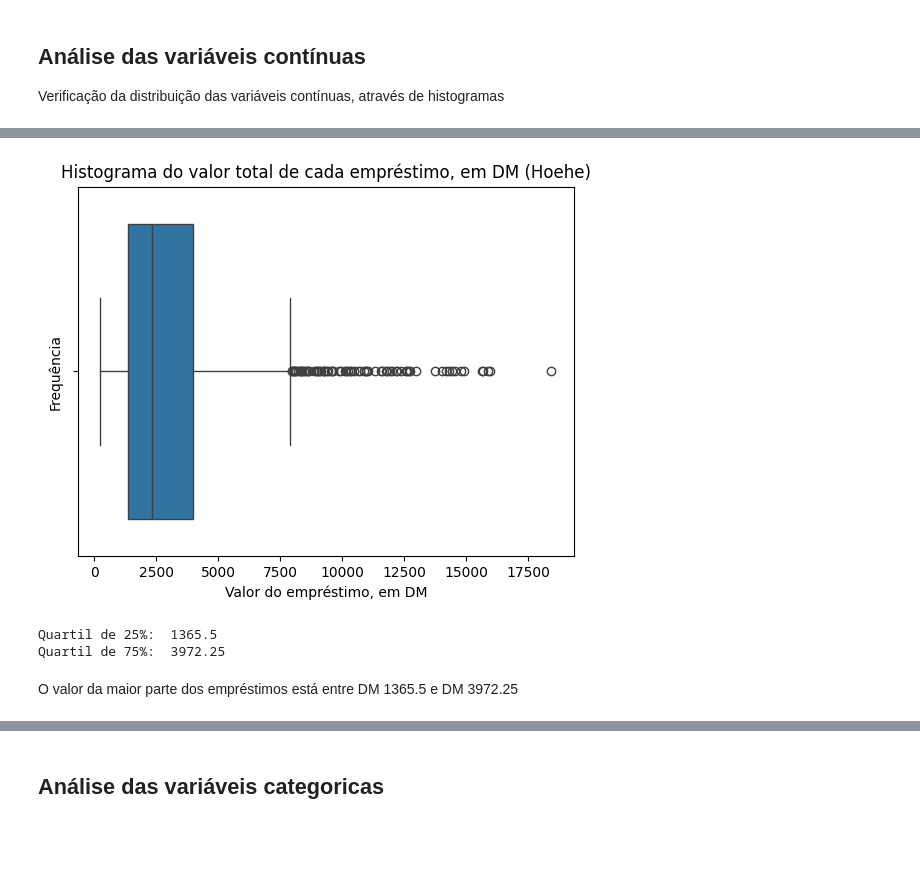
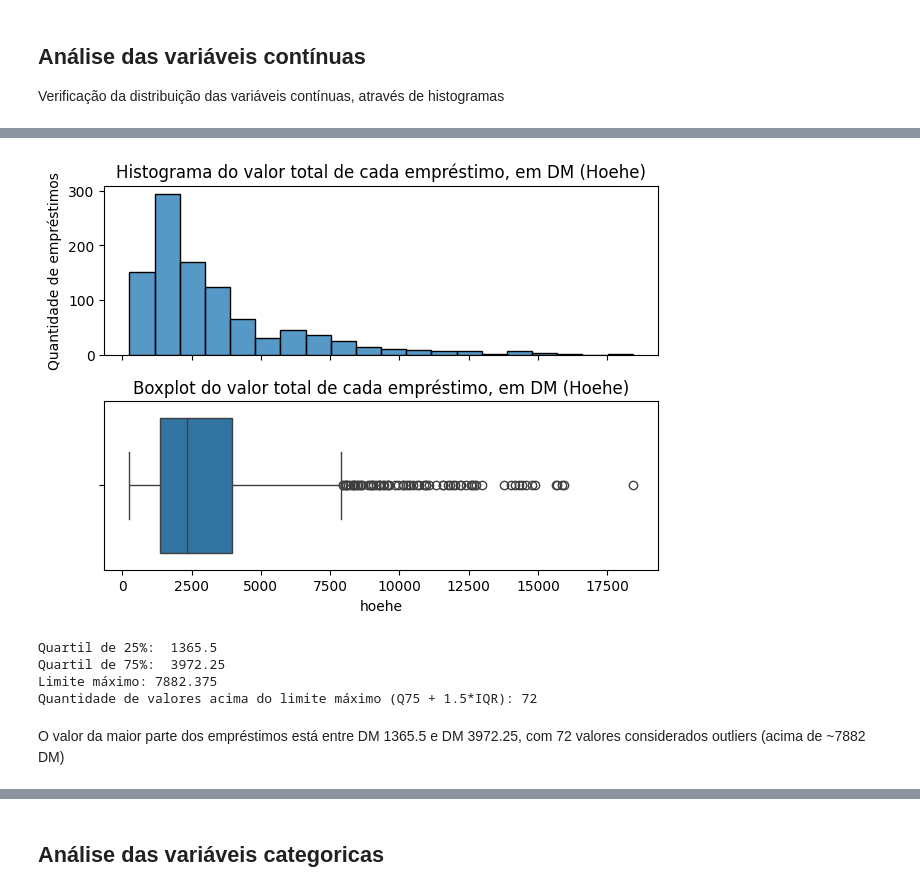
Before and after one commit to rbeni/south-german-credit, a Jupyter notebook: eda.ipynb, the cells around one changed output, grey strips where cells are left out. Drawn from its saved outputs; the diff is of its cells as text; code cells hidden in the pictures; blank space fills up the shorter version.

```diff
--- a/eda.ipynb
+++ b/eda.ipynb
@@ -193,17 +159,31 @@ plt.show()
-# %%
-sns.boxplot(x=df['hoehe'])
-
-plt.title('Histograma do valor total de cada empréstimo, em DM (Hoehe)')
-plt.xlabel('Valor do empréstimo, em DM')
-plt.ylabel('Frequência')
-
-plt.show()
-
-print('Quartil de 25%: ', df['hoehe'].quantile(0.25))
-print('Quartil de 75%: ', df['hoehe'].quantile(0.75))
-# %% [output]
-[figure, removed]
-Quartil de 25%:  1365.5
-Quartil de 75%:  3972.25
+# %%
+fig, axs = plt.subplots(2, 1, sharex=True, tight_layout=True)
+
+sns.histplot(df['hoehe'], kde=False, bins=20, ax=axs[0])
+sns.boxplot(x=df['hoehe'], ax=axs[1])
+
+axs[0].set_title('Histograma do valor total de cada empréstimo, em DM (Hoehe)')
+axs[0].set_ylabel('Quantidade de empréstimos')
+
+axs[1].set_title('Boxplot do valor total de cada empréstimo, em DM (Hoehe)')
+
+plt.show()
+
+
+q25 = df['hoehe'].quantile(0.25)
+q75 = df['hoehe'].quantile(0.75)
+print('Quartil de 25%: ', q25)
+print('Quartil de 75%: ', q75)
+range = q75 - q25
+outlier = q75+1.5*range
+q_outlier = df[df['hoehe'] > outlier]['hoehe'].count()
+print('Limite máximo:', outlier)
+print('Quantidade de valores acima do limite máximo (Q75 + 1.5*IQR):', q_outlier)
+# %% [output]
+[figure, added]
+Quartil de 25%:  1365.5
+Quartil de 75%:  3972.25
+Limite máximo: 7882.375
+Quantidade de valores acima do limite máximo (Q75 + 1.5*IQR): 72
 # %% [markdown]
-O valor da maior parte dos empréstimos está entre DM 1365.5 e DM 3972.25
+O valor da maior parte dos empréstimos está entre DM 1365.5 e DM 3972.25, com 72 valores considerados outliers (acima de ~7882 DM)
```
Also changed, not shown: parts of 75 cells of this notebook, 4 other files.
